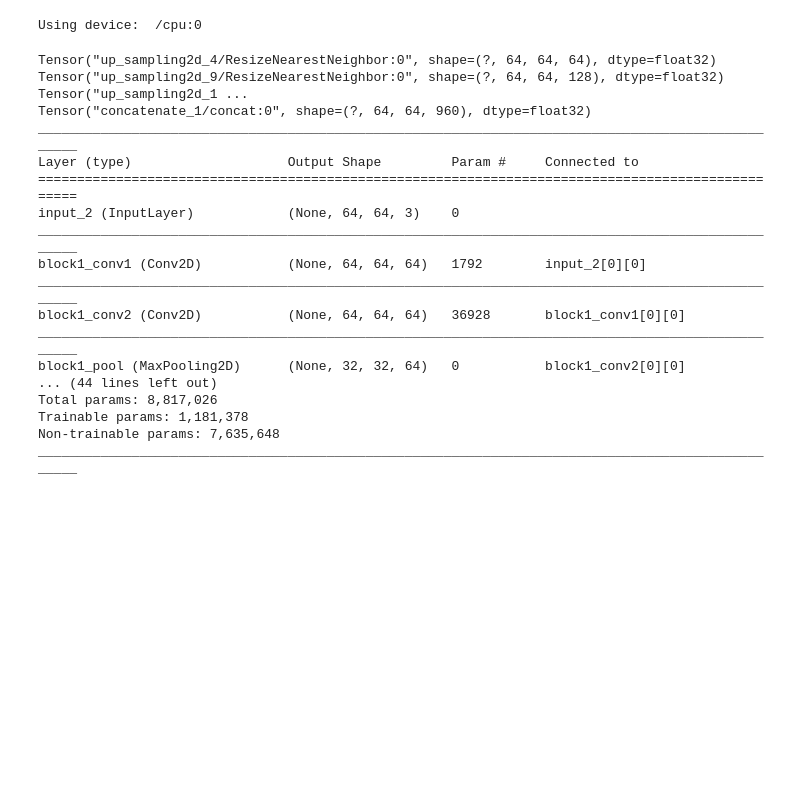
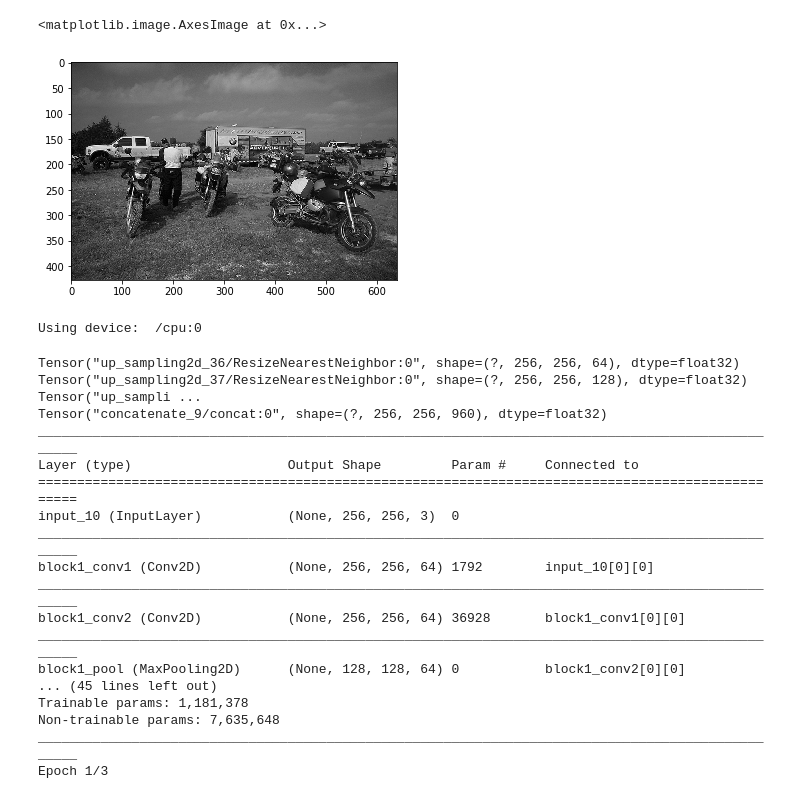
Before and after one commit to kkhosla96/cs231n-project, a Jupyter notebook: project.ipynb, the cells around one changed output. Saved outputs shown, nothing was run; the diff lists cells and outputs as text; code cells hidden in the pictures; blank space fills up the shorter version.

```diff
--- a/project.ipynb
+++ b/project.ipynb
@@ -83,31 +58,0 @@ imshow(ycc_gray[:, :, 0], cmap='gray')
-# %%
-# some of the images might not be the right size
-# these are the dimenions with which we are working
-H = 64
-W = 64
-C = 3
-
-data = []
-count = 0
-limit = 5000
-
-for fname in image_names:
-    if count >= limit:
-        break
-    x = np.array(Image.open(os.path.join(train_dir, fname)))
-    if x.shape == (H, W, C):
-        data.append(RGBtoYCC(x))
-        count += 1
-
-data = np.stack(data)
-N = data.shape[0]
-
-data = data / 255
-
-num_train = 4 * N // 5
-num_val = N // 10
-num_test = N // 10
-
-data_train = data[:num_train]
-data_val = data[num_train : num_train + num_val]
-data_test = data[num_train + num_val : num_train + num_val + num_test]
@@ -191,3 +120,8 @@ Test labels shape:  (500, 64, 64, 2)
+# %%
+imshow(RGBtoGray(random_example))
+# %% [output]
+<matplotlib.image.AxesImage at 0x...>
+[figure, added]
 # %%
 # Set up some global variables
 USE_GPU = False
@@ -234,10 +168,10 @@ inter2 = tf.keras.models.Model(inputs=model.input, outputs=model.get_layer(inter
 inter3 = tf.keras.models.Model(inputs=model.input, outputs=model.get_layer(inter_layers[2]).output)
 inter4 = tf.keras.models.Model(inputs=model.input, outputs=model.get_layer(inter_layers[3]).output)
 
-inter1_scale = 64 // inter1.output_shape[1]
-inter2_scale = 64 // inter2.output_shape[1]
-inter3_scale = 64 // inter3.output_shape[1]
-inter4_scale = 64 // inter4.output_shape[1]
+inter1_scale = H // inter1.output_shape[1]
+inter2_scale = H // inter2.output_shape[1]
+inter3_scale = H // inter3.output_shape[1]
+inter4_scale = H // inter4.output_shape[1]
 
 inter1Up = tf.keras.layers.UpSampling2D(size=inter1_scale)(inter1.output)
 inter2Up = tf.keras.layers.UpSampling2D(size=inter2_scale)(inter2.output)
@@ -267,10 +201,16 @@ else:
 my_model.summary()
 
 my_model.compile(loss=my_loss_function, optimizer='adam')
+
+num_sets = 4
 if train:
-    history = my_model.fit(X_train, Y_train,
-                batch_size=64,
-                epochs=8)
+    for set_num in range(num_sets):
+        X_train, Y_train = data.get_batch()
+        history = my_model.fit(X_train, Y_train,
+                    batch_size=32,
+                    epochs=3)
+        X_train = None
+        Y_train = None
 
 if save:
     json_str = my_model.to_json()
@@ -278,23 +218,23 @@ if save:
         json.dump(json_str, outfile)
     my_model.save_weights(weights_path)
 # %% [output]
-Tensor("up_sampling2d_4/ResizeNearestNeighbor:0", shape=(?, 64, 64, 64), dtype=float32) Tensor("up_sampling2d_9/ResizeNearestNeighbor:0", shape=(?, 64, 64, 128), dtype=float32) Tensor("up_sampling2d_1 ...
-Tensor("concatenate_1/concat:0", shape=(?, 64, 64, 960), dtype=float32)
+Tensor("up_sampling2d_36/ResizeNearestNeighbor:0", shape=(?, 256, 256, 64), dtype=float32) Tensor("up_sampling2d_37/ResizeNearestNeighbor:0", shape=(?, 256, 256, 128), dtype=float32) Tensor("up_sampli ...
+Tensor("concatenate_9/concat:0", shape=(?, 256, 256, 960), dtype=float32)
 __________________________________________________________________________________________________
 Layer (type)                    Output Shape         Param #     Connected to
 ==================================================================================================
-input_2 (InputLayer)            (None, 64, 64, 3)    0
+input_10 (InputLayer)           (None, 256, 256, 3)  0
 __________________________________________________________________________________________________
-block1_conv1 (Conv2D)           (None, 64, 64, 64)   1792        input_2[0][0]
+block1_conv1 (Conv2D)           (None, 256, 256, 64) 1792        input_10[0][0]
 __________________________________________________________________________________________________
-block1_conv2 (Conv2D)           (None, 64, 64, 64)   36928       block1_conv1[0][0]
+block1_conv2 (Conv2D)           (None, 256, 256, 64) 36928       block1_conv1[0][0]
 __________________________________________________________________________________________________
-block1_pool (MaxPooling2D)      (None, 32, 32, 64)   0           block1_conv2[0][0]
-... (44 lines left out)
-Total params: 8,817,026
+block1_pool (MaxPooling2D)      (None, 128, 128, 64) 0           block1_conv2[0][0]
+... (45 lines left out)
 Trainable params: 1,181,378
 Non-trainable params: 7,635,648
 __________________________________________________________________________________________________
+Epoch 1/3
 # %%
 example_index = 12
 single_example = np.expand_dims(X_train[example_index], axis=0)
```
Also changed, not shown: parts of 30 cells of this notebook, 5 other files.
